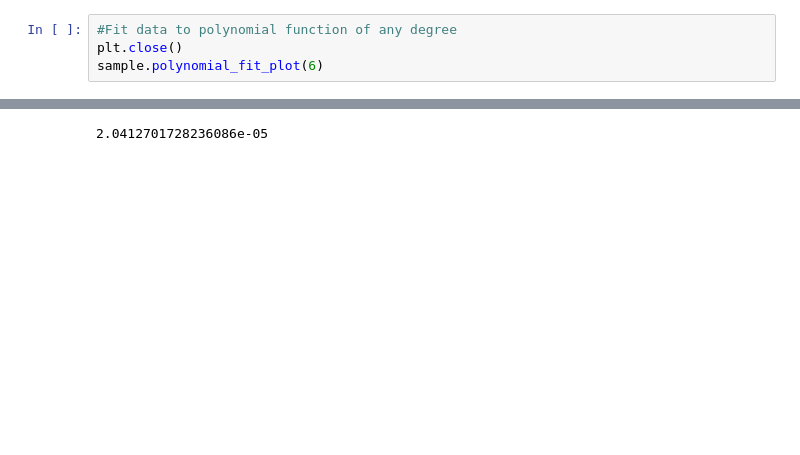
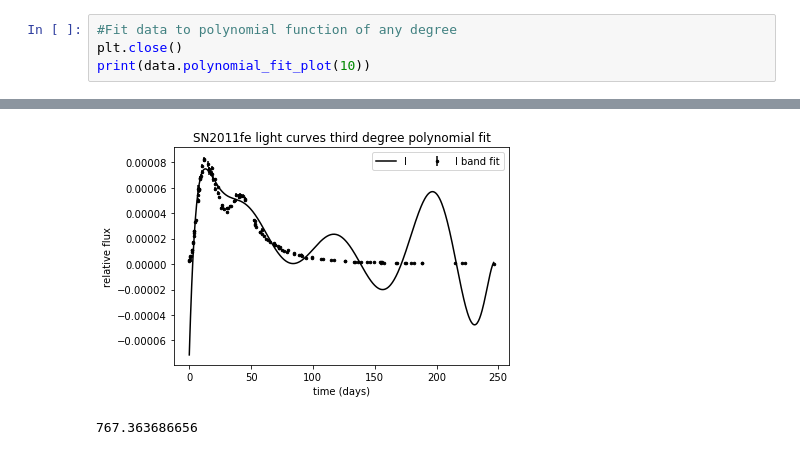
Before and after one commit to adamamiller/NUREU17, a Jupyter notebook: LSST/SuperNovaLightCurves/Lightcurve_Models.ipynb, the cells around one changed output, grey strips where cells are left out. Drawn from its saved outputs; the diff is of its cells as text; blank space fills up the shorter version.

```diff
--- a/LSST/SuperNovaLightCurves/Lightcurve_Models.ipynb
+++ b/LSST/SuperNovaLightCurves/Lightcurve_Models.ipynb
@@ -31,5 +32,5 @@ sample.Kapernka_fit_plot()
 # %%
 #Fit data to polynomial function of any degree
 plt.close()
-sample.polynomial_fit_plot(6)
+print(data.polynomial_fit_plot(10))
 # %% [output]
@@ -38 +37,2 @@ sample.polynomial_fit_plot(6)
+[figure, added]
-2.0412701728236086e-05
+767.363686656
```
Also changed, not shown: parts of 10 cells of this notebook, 4 other files.
